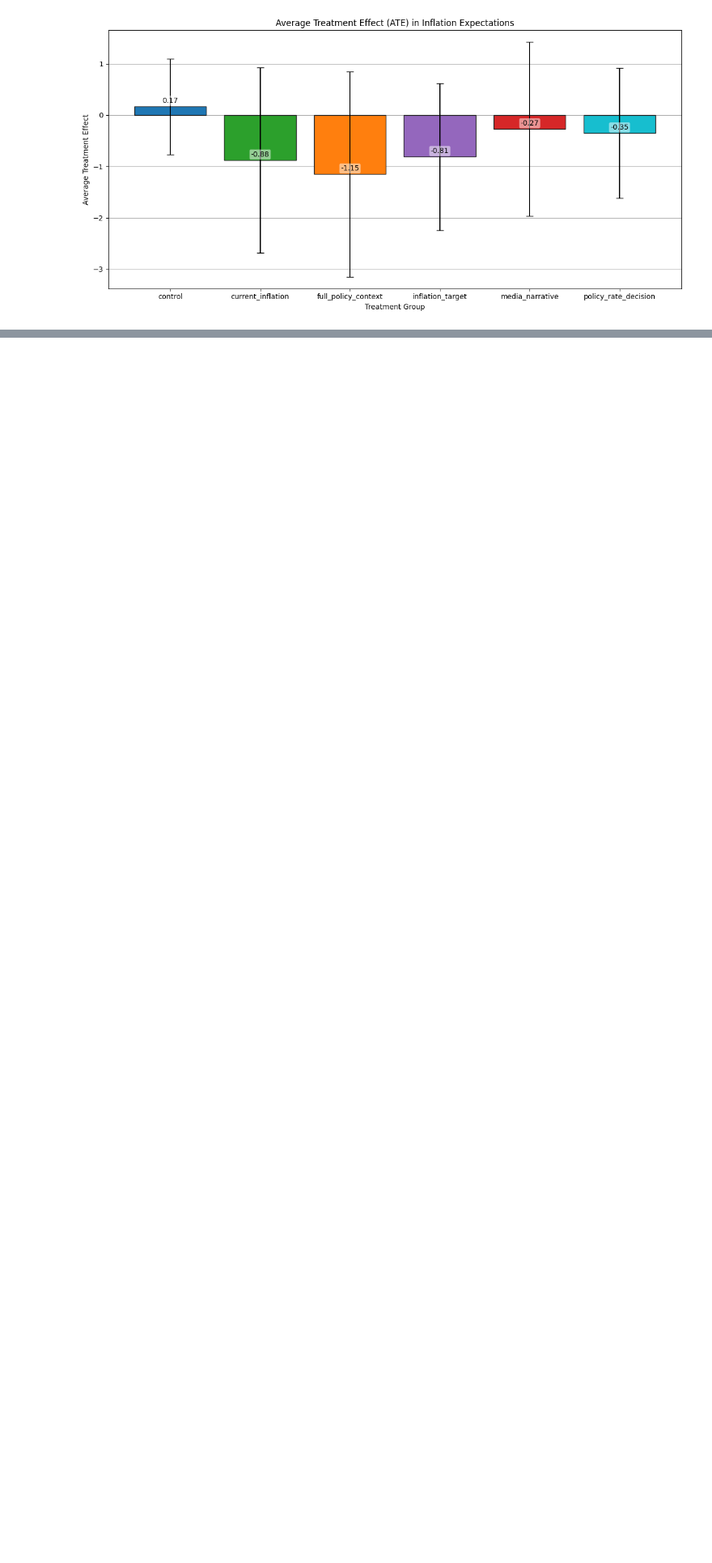
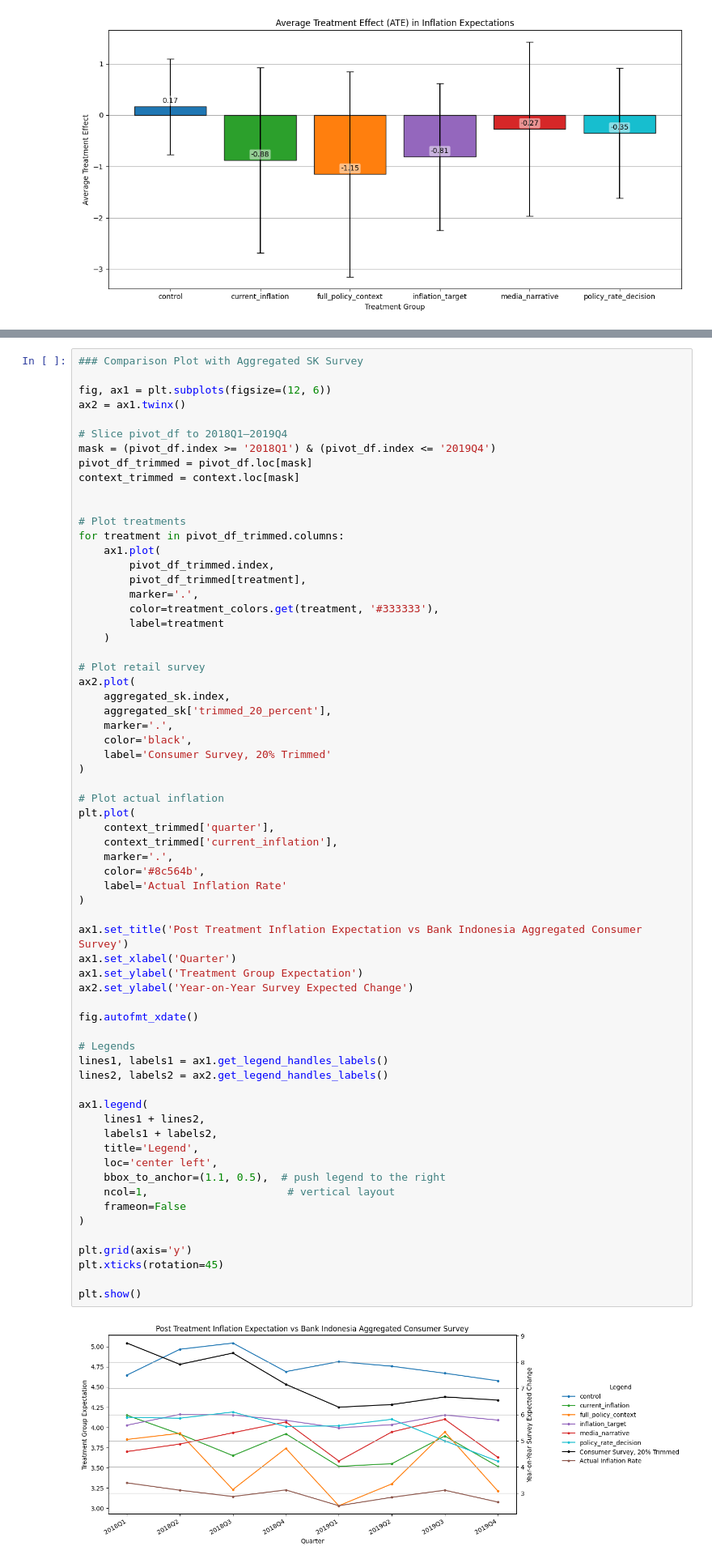
Before and after one commit to gutama/inflation-expectation-bis, a Jupyter notebook: results_analysis_and_plots.ipynb, the cells around one changed output, grey strips where cells are left out. Shown at 81% size. Drawn from its saved outputs; the diff is of its cells as text; blank space fills up the shorter version.

```diff
--- a/results_analysis_and_plots.ipynb
+++ b/results_analysis_and_plots.ipynb
@@ -417,3 +480,70 @@ plt.show()
+# %%
+### Comparison Plot with Aggregated SK Survey
+
+fig, ax1 = plt.subplots(figsize=(12, 6))
+ax2 = ax1.twinx()
+
+# Slice pivot_df to 2018Q1–2019Q4
+mask = (pivot_df.index >= '2018Q1') & (pivot_df.index <= '2019Q4')
+pivot_df_trimmed = pivot_df.loc[mask]
+context_trimmed = context.loc[mask]
+
+
+# Plot treatments
+for treatment in pivot_df_trimmed.columns:
+    ax1.plot(
+        pivot_df_trimmed.index,
+        pivot_df_trimmed[treatment],
+        marker='.',
+        color=treatment_colors.get(treatment, '#333333'),
+        label=treatment
+    )
+
+# Plot retail survey
+ax2.plot(
+    aggregated_sk.index,
+    aggregated_sk['trimmed_20_percent'],
+    marker='.',
+    color='black',
+    label='Consumer Survey, 20% Trimmed'
+)
+
+# Plot actual inflation
+plt.plot(
+    context_trimmed['quarter'],
+    context_trimmed['current_inflation'],
+    marker='.',
+    color='#8c564b',
+    label='Actual Inflation Rate'
+)
+
+ax1.set_title('Post Treatment Inflation Expectation vs Bank Indonesia Aggregated Consumer Survey')
+ax1.set_xlabel('Quarter')
+ax1.set_ylabel('Treatment Group Expectation')
+ax2.set_ylabel('Year-on-Year Survey Expected Change')
+
+fig.autofmt_xdate()
+
+# Legends
+lines1, labels1 = ax1.get_legend_handles_labels()
+lines2, labels2 = ax2.get_legend_handles_labels()
+
+ax1.legend(
+    lines1 + lines2,
+    labels1 + labels2,
+    title='Legend',
+    loc='center left',
+    bbox_to_anchor=(1.1, 0.5),  # push legend to the right
+    ncol=1,                      # vertical layout
+    frameon=False
+)
+
+plt.grid(axis='y')
+plt.xticks(rotation=45)
+
+plt.show()
+# %% [output]
+[figure, added]
 # %% [markdown]
 ## Regressions
 # %%
```
Also changed, not shown: parts of 14 cells of this notebook, 1 other file.
